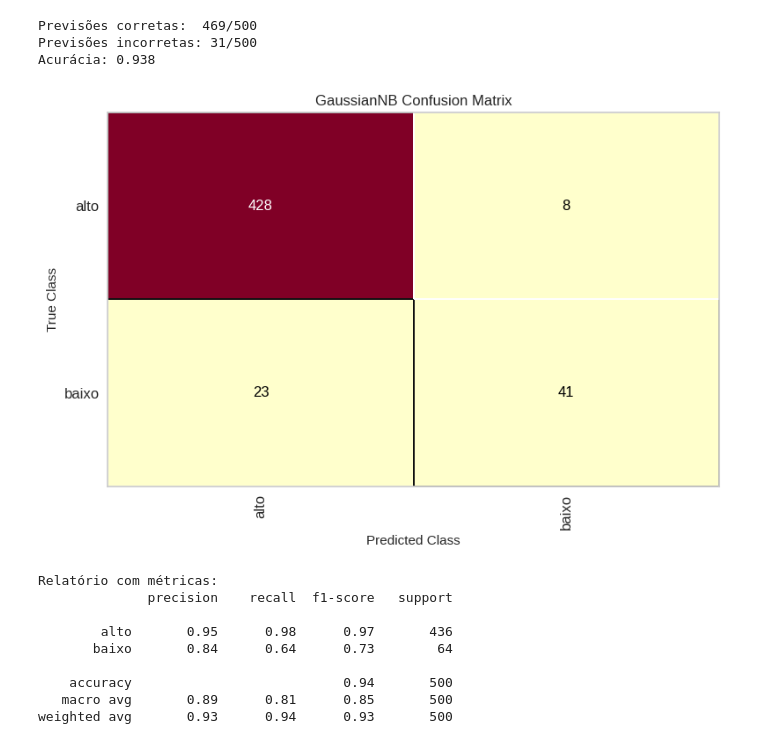
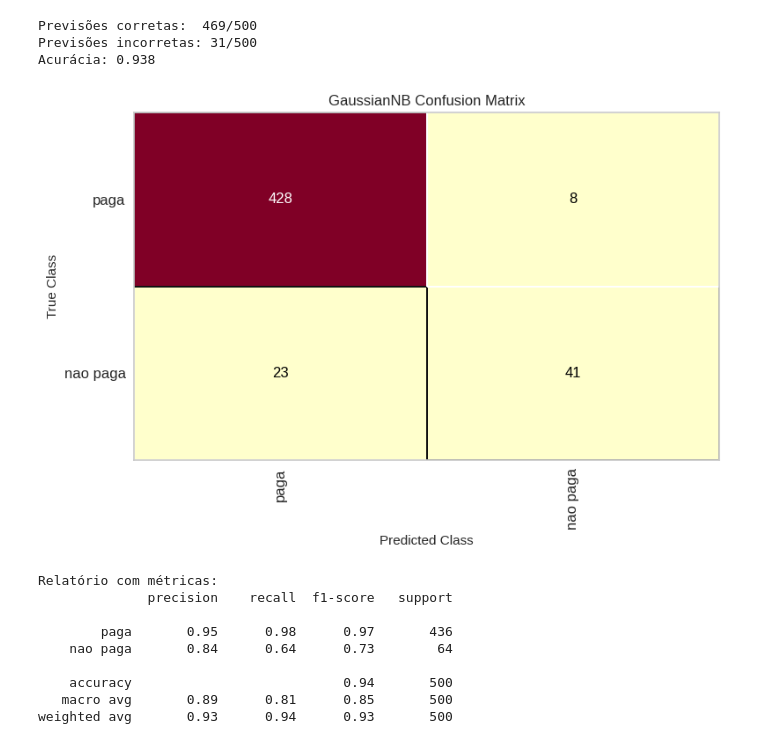
Before and after one commit to Marlon-Sbardelatti/machine-learning, a Jupyter notebook: trabalho-03/logistic_regression.ipynb, the cells around one changed output. Saved outputs shown, nothing was run; the diff lists cells and outputs as text; code cells hidden in the pictures.

```diff
--- a/trabalho-03/logistic_regression.ipynb
+++ b/trabalho-03/logistic_regression.ipynb
@@ -150,7 +150,7 @@ A acurácia da regressão logística foi de 94,6%.
 # %%
 from yellowbrick.classifier import ConfusionMatrix
 
-cm = ConfusionMatrix(logistic_regression_credit, classes=TARGET_NAMES)
+cm = ConfusionMatrix(logistic_regression_credit, classes=CLASS_NAMES)
 cm.fit(X_credit_train, y_credit_train)
 cm.score(X_credit_test, y_credit_test)
 cm.show()
@@ -193,20 +193,20 @@ Previsões incorretas: 31/500
 Acurácia: 0.938
 # %%
 # Matriz de confusão de Naive Bayes
-naive_cm = ConfusionMatrix(naive_credit, classes=TARGET_NAMES)
+naive_cm = ConfusionMatrix(naive_credit, classes=CLASS_NAMES)
 naive_cm.fit(X_credit_train, y_credit_train)
 naive_cm.score(X_credit_test, y_credit_test)
 naive_cm.show()
 
 plt.show()
 # %% [output]
-[figure, old version]
+[figure, new version]
 # %%
 # Relatório de classificação do Naive Bayes
 naive_report = classification_report(
   y_credit_test,
   naive_predictions,
-  target_names=TARGET_NAMES
+  target_names=CLASS_NAMES
 )
 
 print(f'Relatório com métricas: \n{naive_report}')
@@ -214,8 +214,8 @@ print(f'Relatório com métricas: \n{naive_report}')
 Relatório com métricas:
               precision    recall  f1-score   support
 
-        alto       0.95      0.98      0.97       436
-       baixo       0.84      0.64      0.73        64
+        paga       0.95      0.98      0.97       436
+    nao paga       0.84      0.64      0.73        64
 
     accuracy                           0.94       500
    macro avg       0.89      0.81      0.85       500
```
Also changed, not shown: parts of 2 cells of this notebook.
